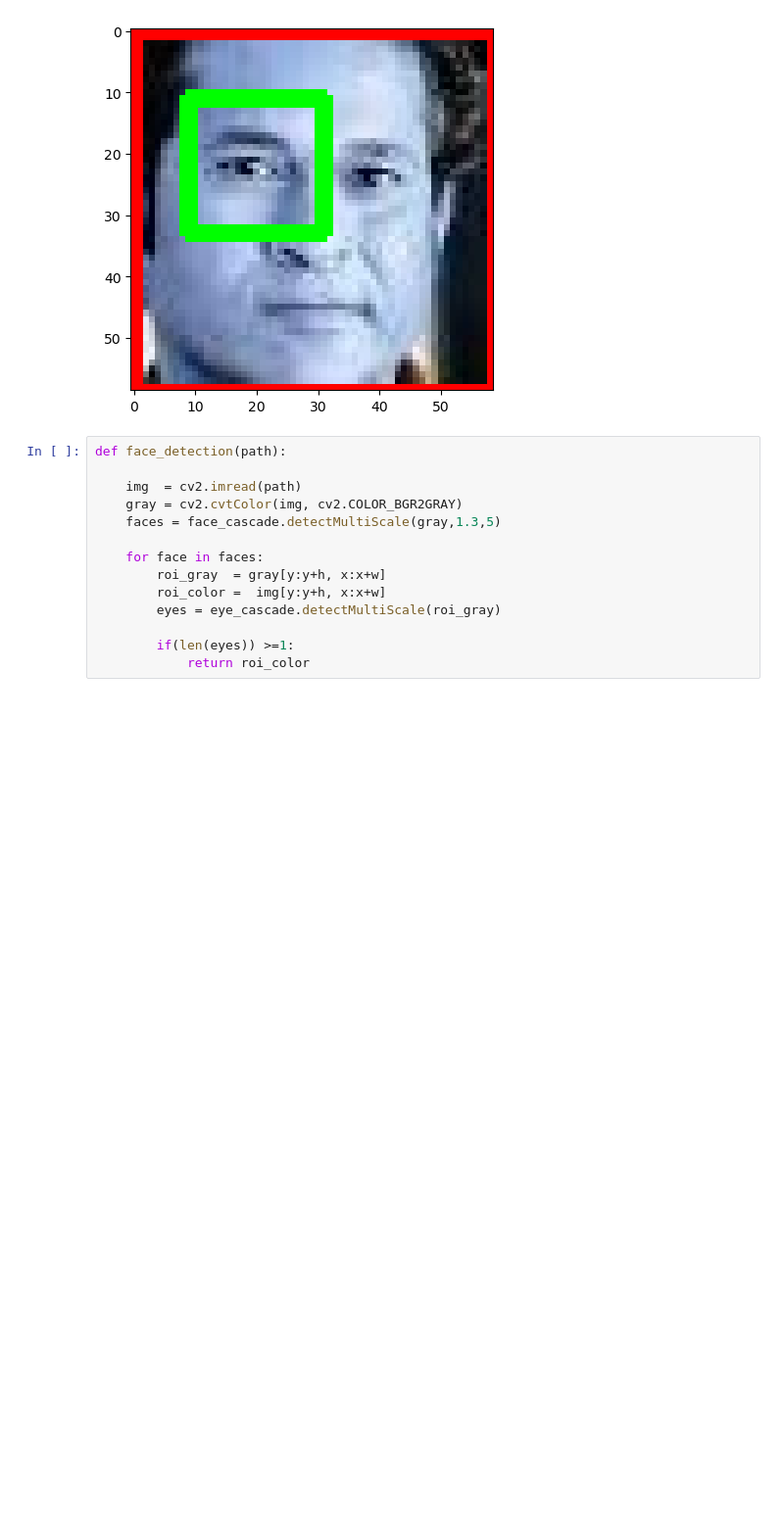
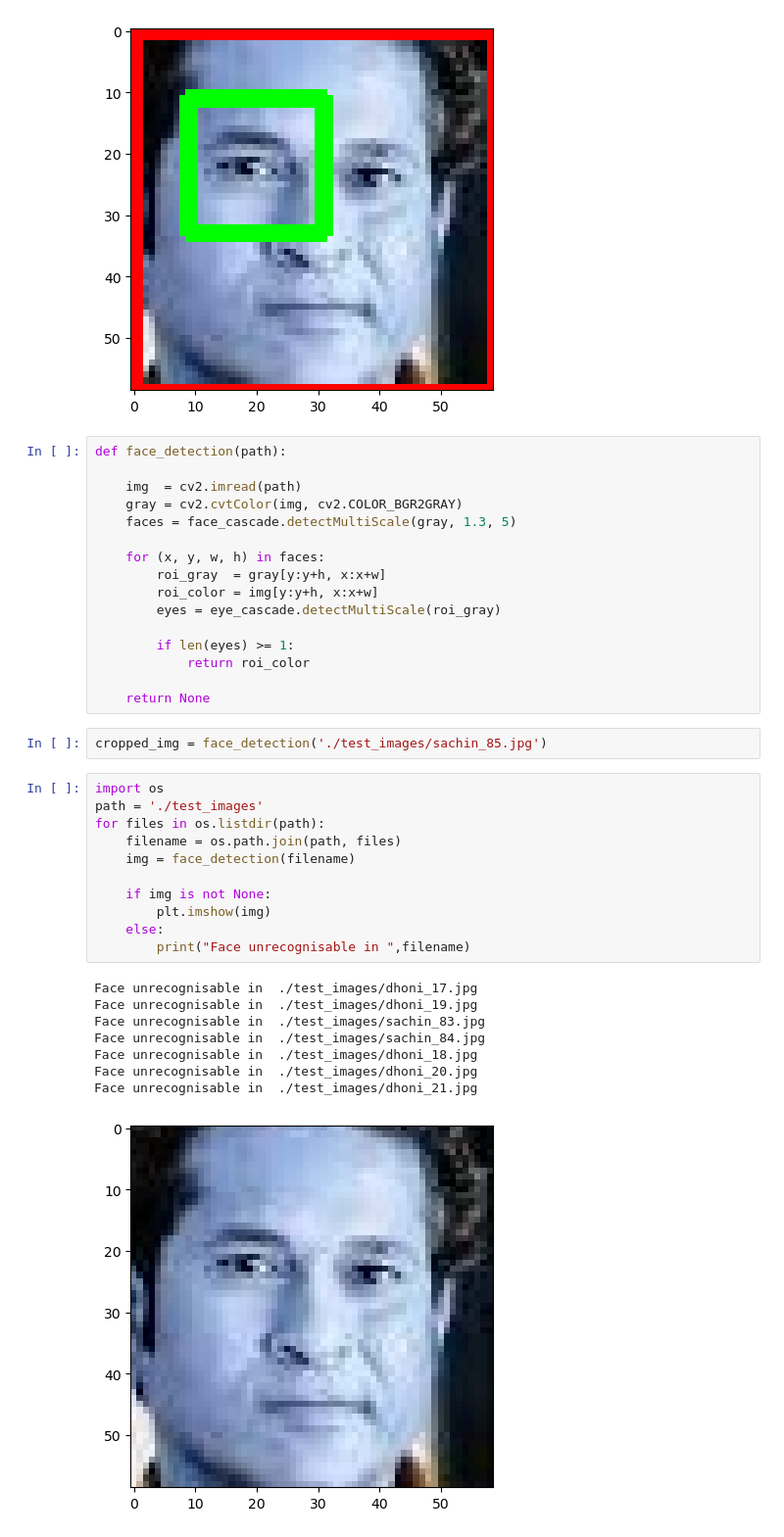
Before and after one commit to Ananthu2oo3/face_identification_ML_model, a Jupyter notebook: cleaninng.ipynb, the cells around one changed output. Shown at 98% size. Cells and saved outputs as stored; diff of their text form; blank space fills up the shorter version.

```diff
--- a/cleaninng.ipynb
+++ b/cleaninng.ipynb
@@ -77,12 +79,36 @@ def face_detection(path):
 
     img  = cv2.imread(path)
     gray = cv2.cvtColor(img, cv2.COLOR_BGR2GRAY)
-    faces = face_cascade.detectMultiScale(gray,1.3,5)
+    faces = face_cascade.detectMultiScale(gray, 1.3, 5)
 
-    for face in faces:
+    for (x, y, w, h) in faces:
         roi_gray  = gray[y:y+h, x:x+w]
-        roi_color =  img[y:y+h, x:x+w]
+        roi_color = img[y:y+h, x:x+w]
         eyes = eye_cascade.detectMultiScale(roi_gray)
 
-        if(len(eyes)) >=1:
+        if len(eyes) >= 1:
             return roi_color
+
+    return None
+# %%
+cropped_img = face_detection('./test_images/sachin_85.jpg')
+# %%
+import os
+path = './test_images'
+for files in os.listdir(path):
+    filename = os.path.join(path, files)
+    img = face_detection(filename)
+
+    if img is not None:
+        plt.imshow(img)
+    else:
+        print("Face unrecognisable in ",filename)
+# %% [output]
+Face unrecognisable in  ./test_images/dhoni_17.jpg
+Face unrecognisable in  ./test_images/dhoni_19.jpg
+Face unrecognisable in  ./test_images/sachin_83.jpg
+Face unrecognisable in  ./test_images/sachin_84.jpg
+Face unrecognisable in  ./test_images/dhoni_18.jpg
+Face unrecognisable in  ./test_images/dhoni_20.jpg
+Face unrecognisable in  ./test_images/dhoni_21.jpg
+[figure, added]
```
Also changed, not shown: parts of 9 cells of this notebook, 6 other files.
